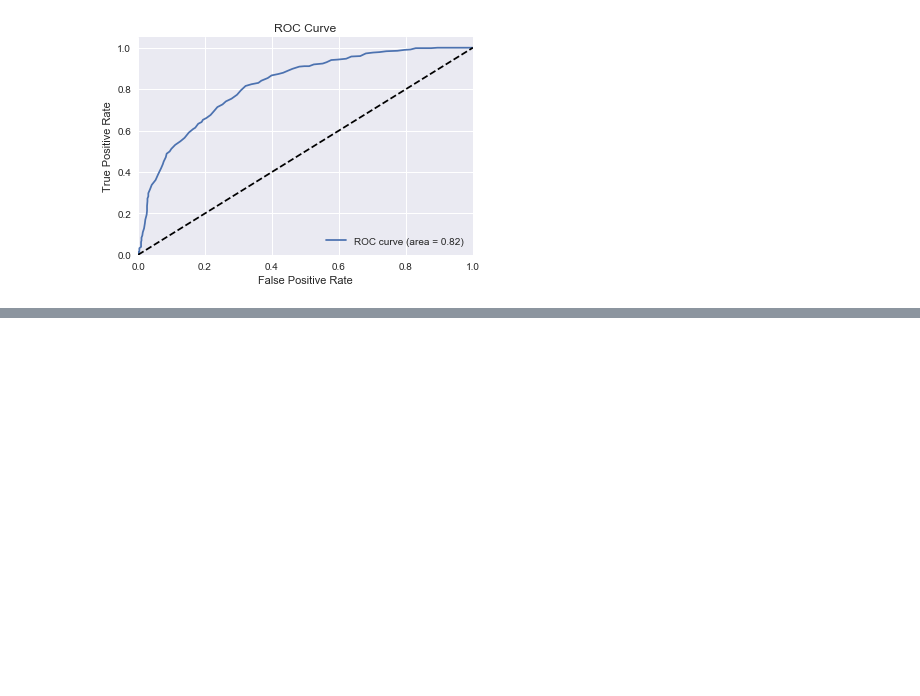
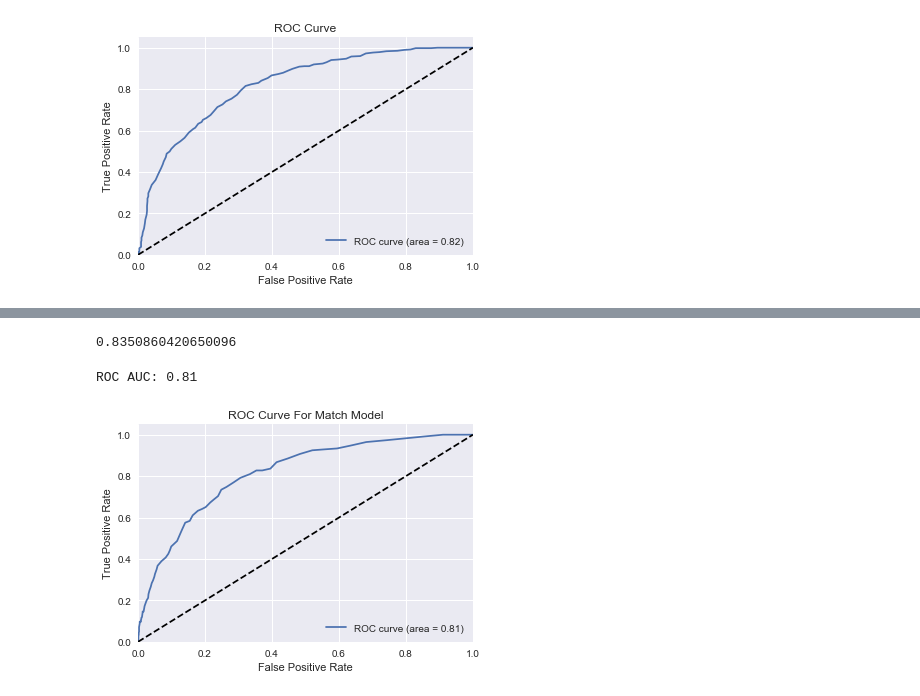
Before and after one commit to maodunzhe/springboardDS, a Jupyter notebook: speed-dating-experiment/speed dating.ipynb, the cells around one changed output, grey strips where cells are left out. Cells and saved outputs as stored; diff of their text form; code cells hidden in the pictures; blank space fills up the shorter version.

```diff
--- a/speed-dating-experiment/speed dating.ipynb
+++ b/speed-dating-experiment/speed dating.ipynb
@@ -1272,0 +1331,10 @@ array([ 0.        ,  0.15796178,  1.        ])
+# %%
+train_match, test_match, tar_train_match, tar_test_match  = train_test_split(features, match, test_size=.3, random_state = 123)
+forest_match = RandomForestClassifier(n_estimators=100, random_state=123, oob_score=True)
+forest_match.fit(train_match, tar_train_match)
+print(forest_match.feature_importances_)
+print(forest_match.oob_score_)
+y_predicted_match = forest_match.predict_proba(test_match)[:, 1]
+pred_match = forest_match.predict(test_match)
+print(metrics.confusion_matrix(tar_test_match, pred_match))
+print(metrics.accuracy_score(tar_test_match, pred_match))
@@ -1273 +1351,23 @@ array([ 0.        ,  0.15796178,  1.        ])
+# %%
+sum(match == 0) / len(match)
+# %% [output]
+0.8350860420650096
+# %%
+fpr, tpr, _ = metrics.roc_curve(tar_test_match, y_predicted_match)
+
+roc_auc = auc(fpr, tpr)
+print ('ROC AUC: %0.2f' % roc_auc)
+plt.figure()
+plt.plot(fpr, tpr, label='ROC curve (area = %0.2f)' % roc_auc)
+plt.plot([0, 1], [0, 1], 'k--')
+plt.xlim([0.0, 1.0])
+plt.ylim([0.0, 1.05])
+plt.xlabel('False Positive Rate')
+plt.ylabel('True Positive Rate')
+plt.title('ROC Curve For Match Model')
+plt.legend(loc="lower right")
+plt.show()
+# %% [output]
+ROC AUC: 0.81
+[figure, added]
 # %%
```
Also changed, not shown: parts of 16 cells of this notebook.
